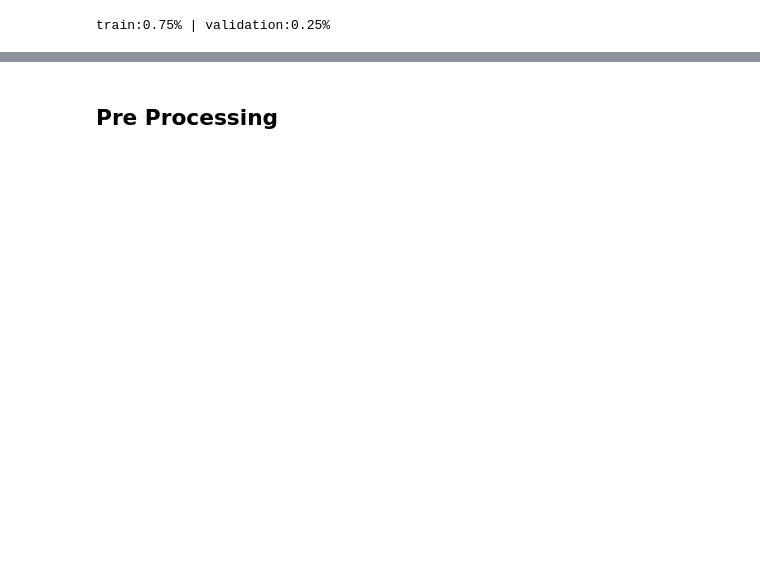
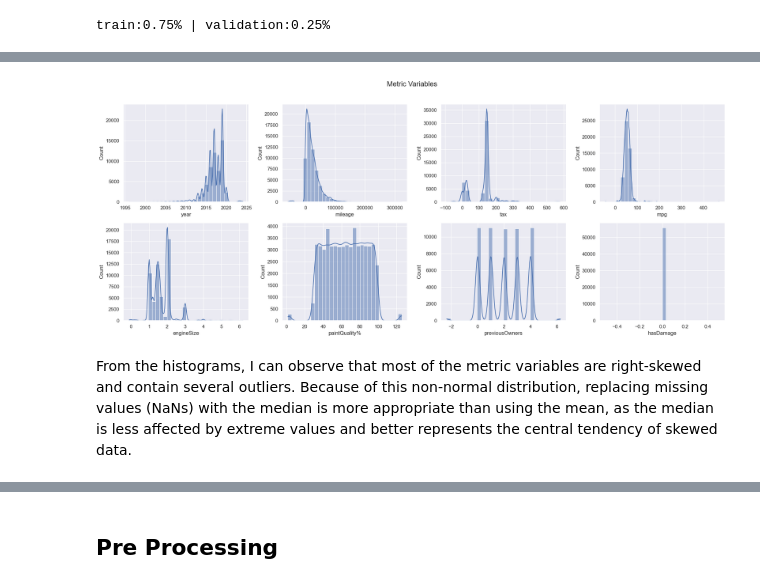
Before and after one commit to bernardorspachecods/ML_Project_25.26, a Jupyter notebook: hold-out.ipynb, the cells around one changed output, grey strips where cells are left out. Drawn from its saved outputs; the diff is of its cells as text; code cells hidden in the pictures; blank space fills up the shorter version.

Commit message:
pre processing and initial analysis of the data

```diff
--- a/hold-out.ipynb
+++ b/hold-out.ipynb
@@ -45,0 +112,22 @@ X_features = [X_train, X_val,X_test]
+# %%
+sp_rows = 2
+sp_cols = 4
+
+# Prepare figure and axes
+fig, axes = plt.subplots(sp_rows, sp_cols, figsize=(20, 8), tight_layout=True)
+
+# Plot data with seaborn
+features = [f for f in metric_features]
+
+for ax, feat in zip(axes.flatten(), features):
+    sns.histplot(X_train[feat], bins=30, kde=True, ax=ax)
+
+# Add a centered title to the figure
+title = "Metric Variables"
+fig.suptitle(title, fontsize=16, y=1.02)
+
+plt.show()
+# %% [output]
+[figure, added]
+# %% [markdown]
+From the histograms, I can observe that most of the metric variables are right-skewed and contain several outliers. Because of this non-normal distribution, replacing missing values (NaNs) with the median is more appropriate than using the mean, as the median is less affected by extreme values and better represents the central tendency of skewed data.
```
Also changed, not shown: parts of 17 cells of this notebook.
